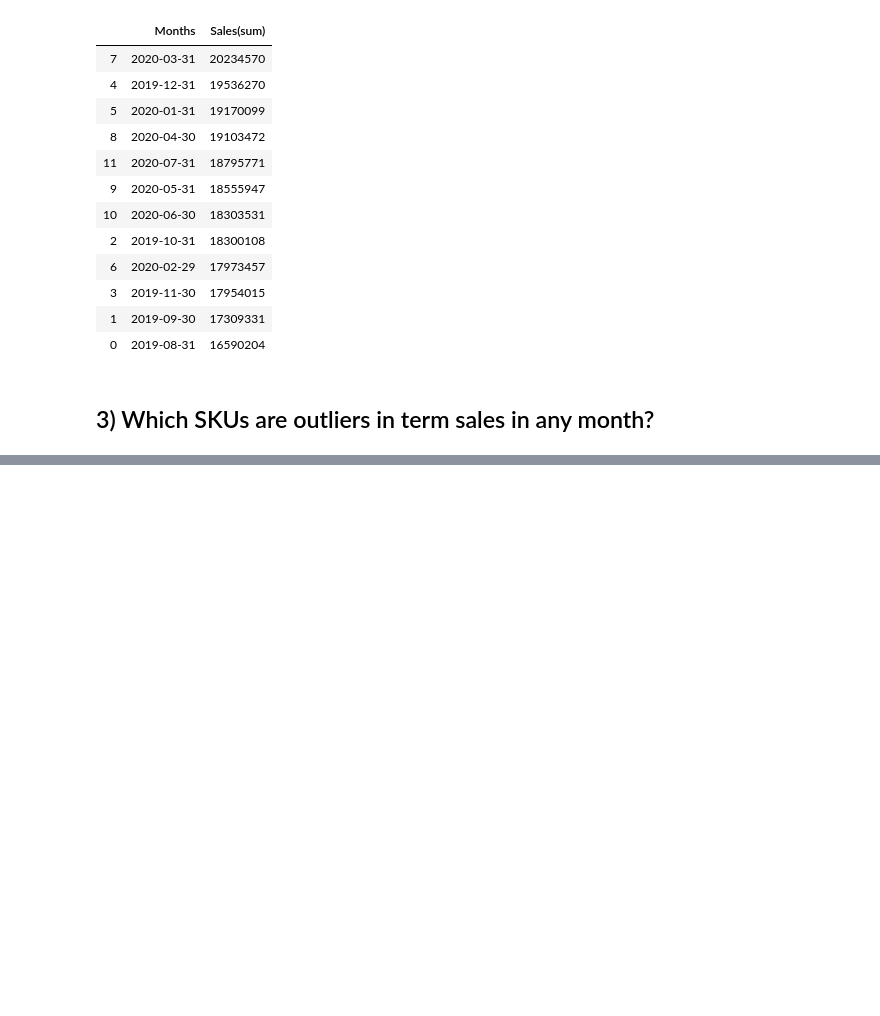
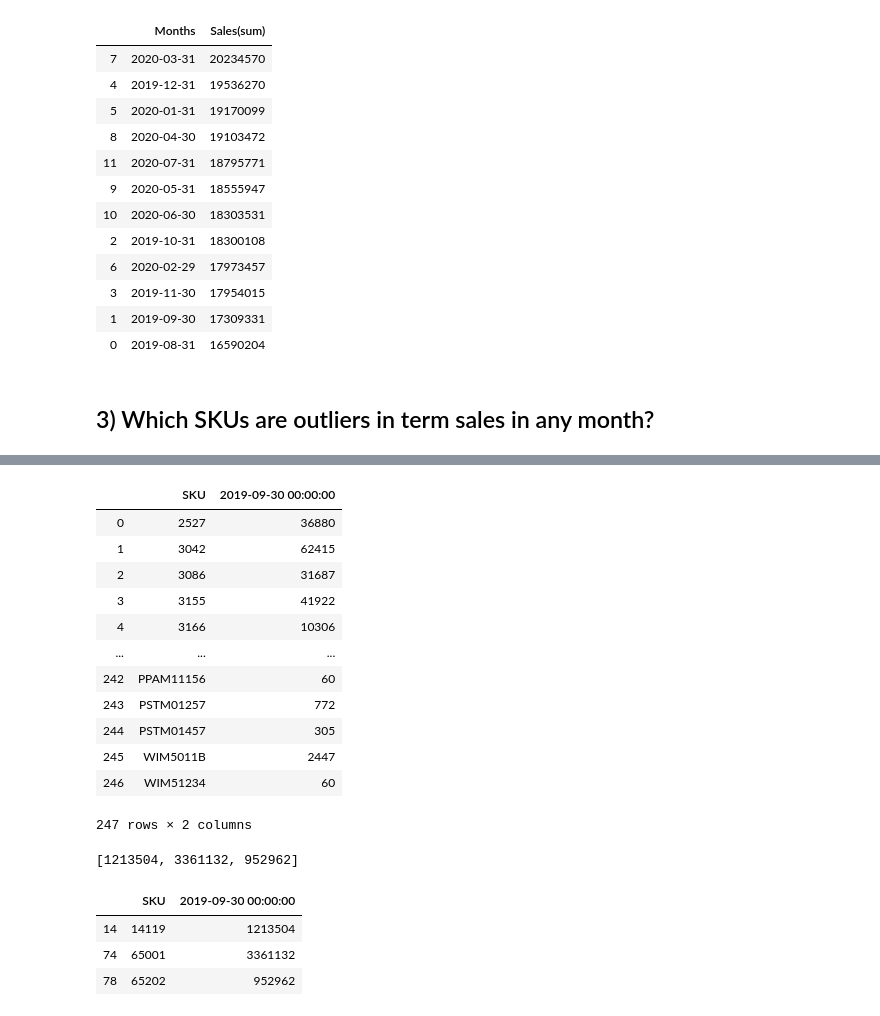
Before and after one commit to rohit-kulkarni247/merkle-sokrati-task, a Jupyter notebook: analysis2.ipynb, the cells around one changed output, grey strips where cells are left out. Cells and saved outputs as stored; diff of their text form; code cells hidden in the pictures; blank space fills up the shorter version.

Commit message:
Calculated the outliers SKU in the month of August

```diff
--- a/analysis2.ipynb
+++ b/analysis2.ipynb
@@ -142,0 +129,41 @@ monthly_df.sort_values(by='Sales(sum)', ascending=False)
+# %%
+# calculating monthly sales(sum)
+outliers_df=df.resample('M').sum().iloc[1].reset_index()
+outliers_df
+# %% [output]
+|  | SKU | 2019-09-30 00:00:00 |
+| 0 | 2527 | 36880 |
+| 1 | 3042 | 62415 |
+| 2 | 3086 | 31687 |
+| 3 | 3155 | 41922 |
+| 4 | 3166 | 10306 |
+| ... | ... | ... |
+| 242 | PPAM11156 | 60 |
+| 243 | PSTM01257 | 772 |
+| 244 | PSTM01457 | 305 |
+| 245 | WIM5011B | 2447 |
+| 246 | WIM51234 | 60 |
+247 rows × 2 columns
+# %%
+outliers=[]
+thredshold=3
+# calculating mean and standard deviation
+mean = np.mean(outliers_df.iloc[:,1])
+std = np.std(outliers_df.iloc[:,1])
+
+# calculating the z score and appending the outliers to the outliers list
+for i in outliers_df.iloc[:,1]:
+    z = (i - mean)/std
+    if np.abs(z) > threshold:
+        outliers.append(i)
+outliers
+# %% [output]
+[1213504, 3361132, 952962]
+# %%
+# filtering outliers from the dataframe
+outliers_df[outliers_df.iloc[:,1].isin(outliers)]
+# %% [output]
+|  | SKU | 2019-09-30 00:00:00 |
+| 14 | 14119 | 1213504 |
+| 74 | 65001 | 3361132 |
+| 78 | 65202 | 952962 |
```
Also changed, not shown: parts of 2 cells of this notebook.
